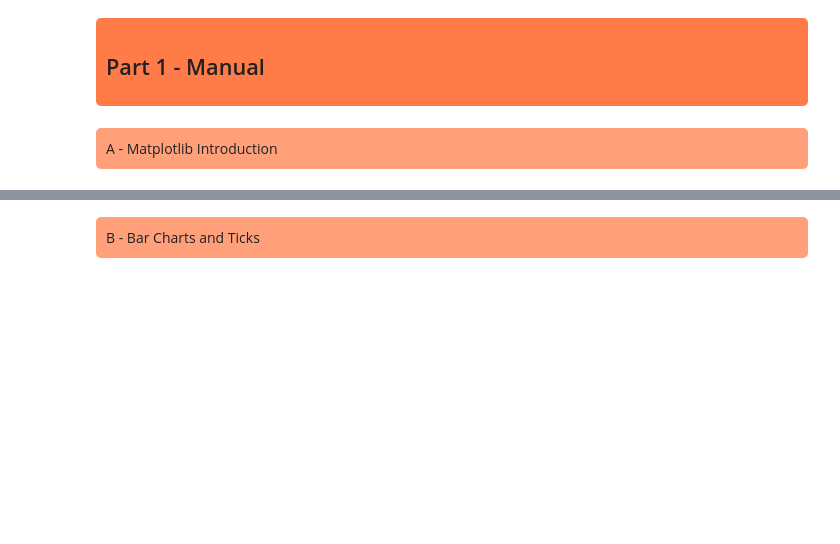
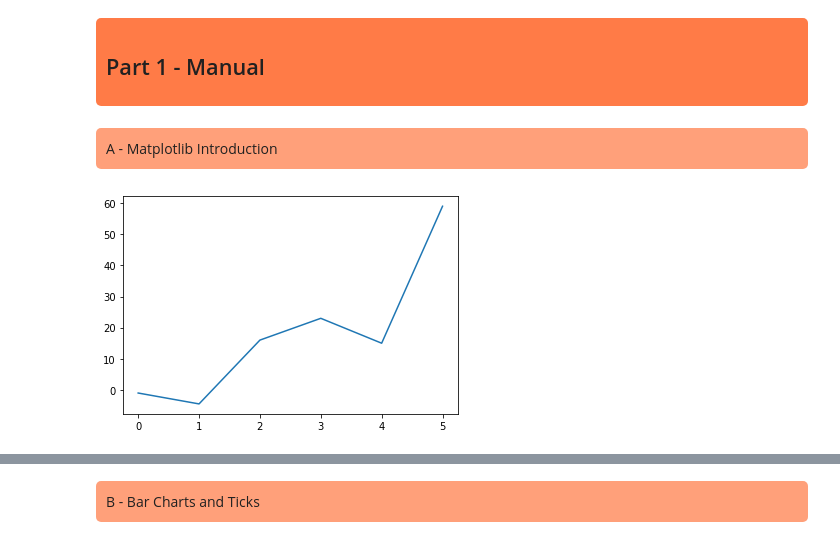
Before and after one commit to thaiv28/CS-14115_SS22, a Jupyter notebook: session_03/template/Session_03_notebook_student.ipynb, the cells around one changed output, grey strips where cells are left out. Drawn from its saved outputs; the diff is of its cells as text; code cells hidden in the pictures; blank space fills up the shorter version.

```diff
--- a/session_03/template/Session_03_notebook_student.ipynb
+++ b/session_03/template/Session_03_notebook_student.ipynb
@@ -21,0 +12,8 @@ A - Matplotlib Introduction
+# %%
+# your code here
+import matplotlib.pyplot as plt
+
+plt.plot([-1, -4.5, 16, 23, 15, 59])
+plt.show()
+# %% [output]
+[figure, added]
```
Also changed, not shown: parts of 16 cells of this notebook, 4 other files.
